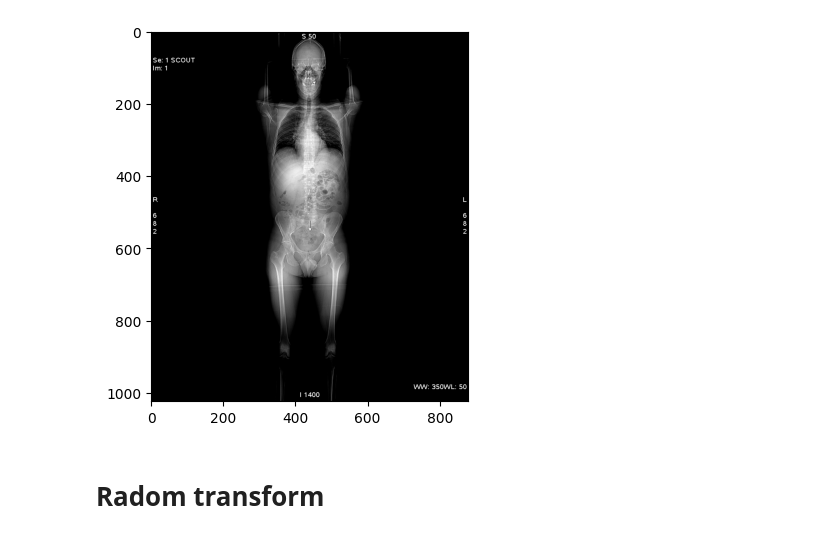
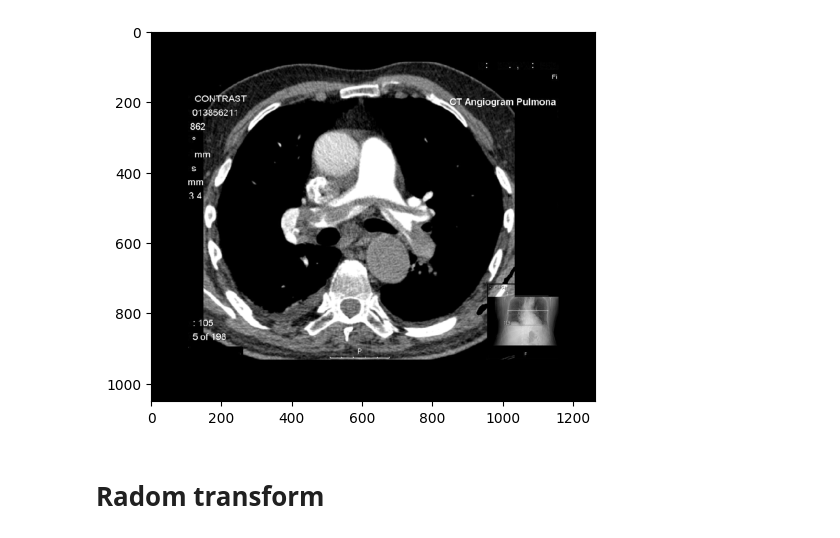
Before and after one commit to Irrisorr/Informatics-in-medicine, a Jupyter notebook: Tomograf/main.ipynb, the cells around one changed output. Drawn from its saved outputs; the diff is of its cells as text; code cells hidden in the pictures.

Commit message:
renew project, completed 1 & 2 tasks (load image)

```diff
--- a/Tomograf/main.ipynb
+++ b/Tomograf/main.ipynb
@@ -5,13 +5,13 @@ from PIL import Image
 # %%
 def load_image(path):
     return np.array(Image.open(path).convert('L'))
 
-image_array = load_image('img/CT_ScoutView.jpg')
+image_array = load_image('img/SADDLE_PE-large.JPG')
 
 plt.imshow(image_array, cmap='gray')
 plt.show()
 # %% [output]
-[figure, old version]
+[figure, new version]
 # %% [markdown]
 # Radom transform
 # %% [markdown]
```
Also changed, not shown: parts of 3 cells of this notebook, 1 other file.
